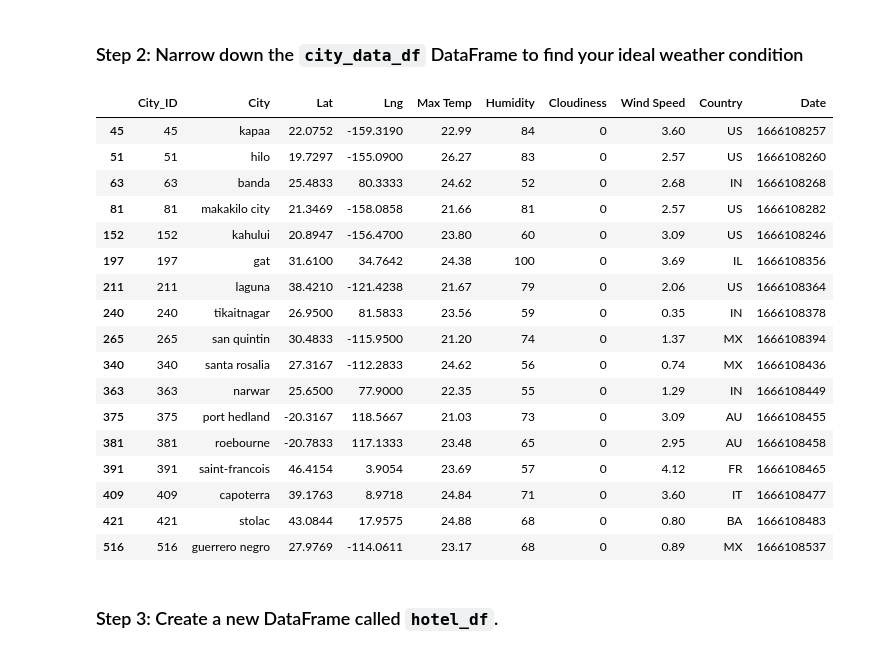
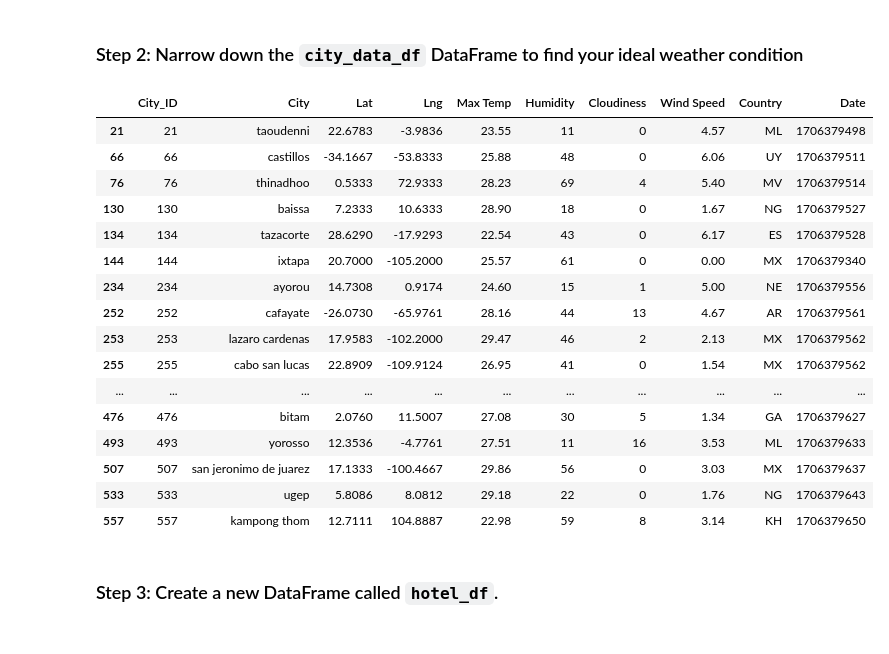
Before and after one commit to Ray-Marshal/python-api-challenge, a Jupyter notebook: Starter_Code/starter_code/Final _VacationPy.ipynb, the cells around one changed output. Drawn from its saved outputs; the diff is of its cells as text; code cells hidden in the pictures.

Commit message:
Weather & Vacation Finished

```diff
--- a/Starter_Code/starter_code/Final _VacationPy.ipynb
+++ b/Starter_Code/starter_code/Final _VacationPy.ipynb
@@ -19,7 +17,7 @@ from api_keys import geoapify_key
 [interactive output not drawn]
 # %%
 # Load the CSV file created in Part 1 into a Pandas DataFrame
-city_data_df = pd.read_csv("output_data/cities.csv")
+city_data_df = pd.read_csv("../output_data/cities.csv")
 
 # Display sample data
 city_data_df.head()
@@ -48,32 +55,34 @@ city_data_df.head()
 ### Step 2: Narrow down the `city_data_df` DataFrame to find your ideal weather condition
 # %%
 # Narrow down cities that fit criteria and drop any results with null values
-# YOUR CODE HERE
+
+ideal_vacation_df = city_data_df.loc[(city_data_df['Max Temp'] < 30) &
+                                     (city_data_df['Max Temp'] > 22) &
+                                     (city_data_df['Humidity'] < 70) &
+                                     (city_data_df['Cloudiness'] < 20)]
 
 # Drop any rows with null values
-# YOUR CODE HERE
-
+ideal_vacation_df.dropna()
 # Display sample data
-# YOUR CODE HERE
+ideal_vacation_df
 # %% [output]
 |  | City_ID | City | Lat | Lng | Max Temp | Humidity | Cloudiness | Wind Speed | Country | Date |
-| 45 | 45 | kapaa | 22.0752 | -159.3190 | 22.99 | 84 | 0 | 3.60 | US | 1666108257 |
-| 51 | 51 | hilo | 19.7297 | -155.0900 | 26.27 | 83 | 0 | 2.57 | US | 1666108260 |
-| 63 | 63 | banda | 25.4833 | 80.3333 | 24.62 | 52 | 0 | 2.68 | IN | 1666108268 |
-| 81 | 81 | makakilo city | 21.3469 | -158.0858 | 21.66 | 81 | 0 | 2.57 | US | 1666108282 |
-| 152 | 152 | kahului | 20.8947 | -156.4700 | 23.80 | 60 | 0 | 3.09 | US | 1666108246 |
-| 197 | 197 | gat | 31.6100 | 34.7642 | 24.38 | 100 | 0 | 3.69 | IL | 1666108356 |
-| 211 | 211 | laguna | 38.4210 | -121.4238 | 21.67 | 79 | 0 | 2.06 | US | 1666108364 |
-| 240 | 240 | tikaitnagar | 26.9500 | 81.5833 | 23.56 | 59 | 0 | 0.35 | IN | 1666108378 |
-| 265 | 265 | san quintin | 30.4833 | -115.9500 | 21.20 | 74 | 0 | 1.37 | MX | 1666108394 |
-| 340 | 340 | santa rosalia | 27.3167 | -112.2833 | 24.62 | 56 | 0 | 0.74 | MX | 1666108436 |
-| 363 | 363 | narwar | 25.6500 | 77.9000 | 22.35 | 55 | 0 | 1.29 | IN | 1666108449 |
-| 375 | 375 | port hedland | -20.3167 | 118.5667 | 21.03 | 73 | 0 | 3.09 | AU | 1666108455 |
-| 381 | 381 | roebourne | -20.7833 | 117.1333 | 23.48 | 65 | 0 | 2.95 | AU | 1666108458 |
-| 391 | 391 | saint-francois | 46.4154 | 3.9054 | 23.69 | 57 | 0 | 4.12 | FR | 1666108465 |
-| 409 | 409 | capoterra | 39.1763 | 8.9718 | 24.84 | 71 | 0 | 3.60 | IT | 1666108477 |
-| 421 | 421 | stolac | 43.0844 | 17.9575 | 24.88 | 68 | 0 | 0.80 | BA | 1666108483 |
-| 516 | 516 | guerrero negro | 27.9769 | -114.0611 | 23.17 | 68 | 0 | 0.89 | MX | 1666108537 |
+| 21 | 21 | taoudenni | 22.6783 | -3.9836 | 23.55 | 11 | 0 | 4.57 | ML | 1706379498 |
+| 66 | 66 | castillos | -34.1667 | -53.8333 | 25.88 | 48 | 0 | 6.06 | UY | 1706379511 |
+| 76 | 76 | thinadhoo | 0.5333 | 72.9333 | 28.23 | 69 | 4 | 5.40 | MV | 1706379514 |
+| 130 | 130 | baissa | 7.2333 | 10.6333 | 28.90 | 18 | 0 | 1.67 | NG | 1706379527 |
+| 134 | 134 | tazacorte | 28.6290 | -17.9293 | 22.54 | 43 | 0 | 6.17 | ES | 1706379528 |
+| 144 | 144 | ixtapa | 20.7000 | -105.2000 | 25.57 | 61 | 0 | 0.00 | MX | 1706379340 |
+| 234 | 234 | ayorou | 14.7308 | 0.9174 | 24.60 | 15 | 1 | 5.00 | NE | 1706379556 |
+| 252 | 252 | cafayate | -26.0730 | -65.9761 | 28.16 | 44 | 13 | 4.67 | AR | 1706379561 |
+| 253 | 253 | lazaro cardenas | 17.9583 | -102.2000 | 29.47 | 46 | 2 | 2.13 | MX | 1706379562 |
+| 255 | 255 | cabo san lucas | 22.8909 | -109.9124 | 26.95 | 41 | 0 | 1.54 | MX | 1706379562 |
+| ... | ... | ... | ... | ... | ... | ... | ... | ... | ... | ... |
+| 476 | 476 | bitam | 2.0760 | 11.5007 | 27.08 | 30 | 5 | 1.34 | GA | 1706379627 |
+| 493 | 493 | yorosso | 12.3536 | -4.7761 | 27.51 | 11 | 16 | 3.53 | ML | 1706379633 |
+| 507 | 507 | san jeronimo de juarez | 17.1333 | -100.4667 | 29.86 | 56 | 0 | 3.03 | MX | 1706379637 |
+| 533 | 533 | ugep | 5.8086 | 8.0812 | 29.18 | 22 | 0 | 1.76 | NG | 1706379643 |
+| 557 | 557 | kampong thom | 12.7111 | 104.8887 | 22.98 | 59 | 8 | 3.14 | KH | 1706379650 |
 # %% [markdown]
 ### Step 3: Create a new DataFrame called `hotel_df`.
 # %%
```
Also changed, not shown: parts of 7 cells of this notebook.
